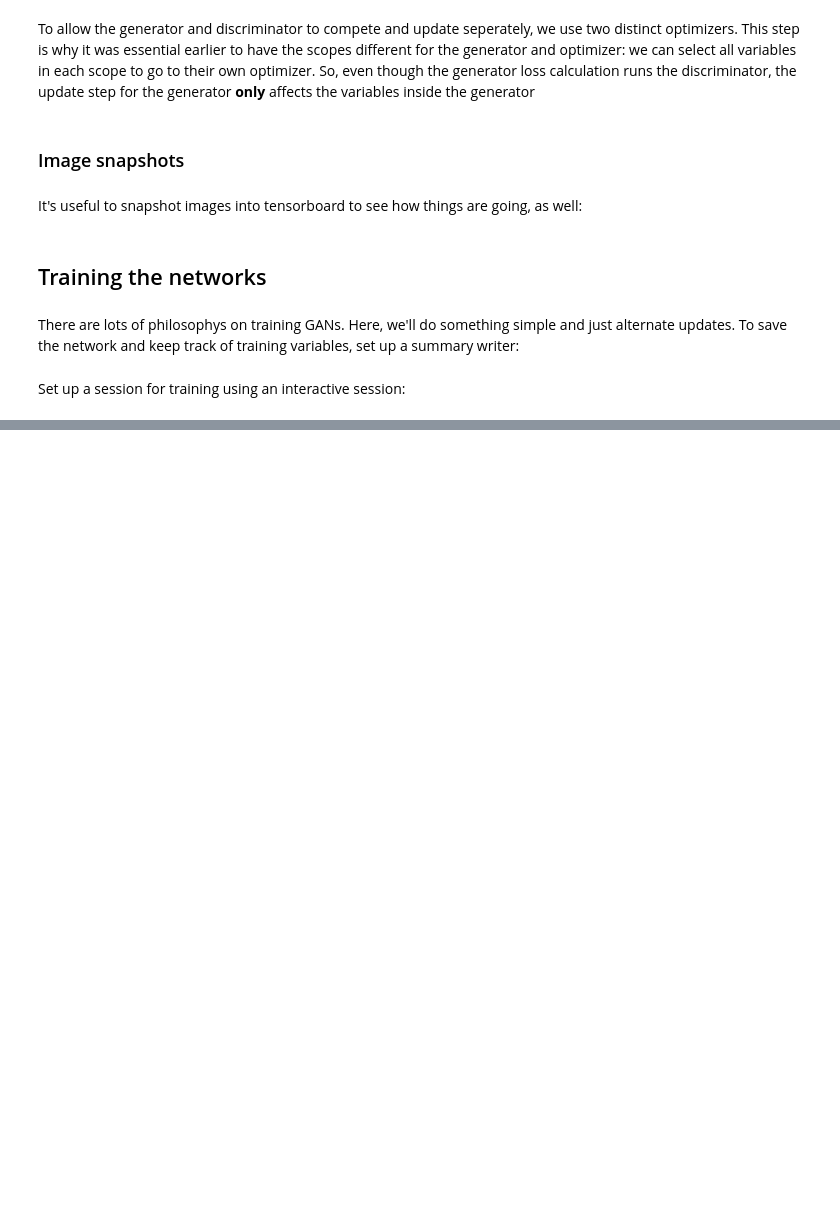
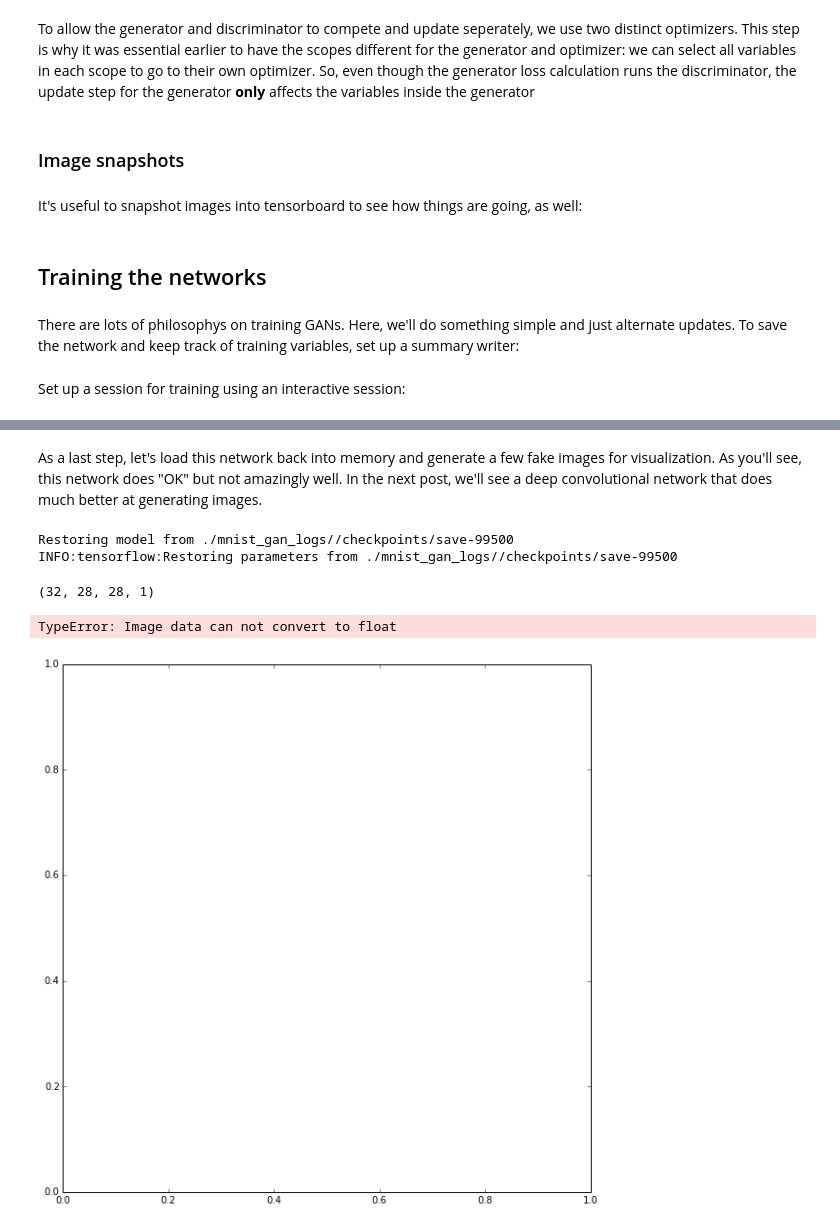
Before and after one commit to DeepLearnPhysics/DCGAN, a Jupyter notebook: MNIST GAN Tutorial.ipynb, the cells around one changed output, grey strips where cells are left out. Saved outputs shown, nothing was run; the diff lists cells and outputs as text; code cells hidden in the pictures; blank space fills up the shorter version.

```diff
--- a/MNIST GAN Tutorial.ipynb
+++ b/MNIST GAN Tutorial.ipynb
@@ -78,21 +105,22 @@ Set up the placeholders for the input variables.  We'll need to input both real
 # %%
-with g.as_default():
-    # Input noise to the generator:
-    noise_tensor = tf.placeholder(tf.float32, [int(BATCH_SIZE*0.5), 10*10], name="noise")
-    fake_input   = tf.reshape(noise_tensor, (tf.shape(noise_tensor)[0], 10,10, 1))
+with tf.device(default_device):
+    with g.as_default():
+        # Input noise to the generator:
+        noise_tensor = tf.placeholder(tf.float32, [int(BATCH_SIZE*0.5), 10*10], name="noise")
+        fake_input   = tf.reshape(noise_tensor, (tf.shape(noise_tensor)[0], 10,10, 1))
 
-    # Placeholder for the discriminator input:
-    real_flat  = tf.placeholder(tf.float32, [int(BATCH_SIZE*0.5), 784], name='x')
-    # label_tensor = tf.placeholder(tf.float32, [BATCH_SIZE, 1], name='labels')
-    real_images  = tf.reshape(real_flat, (tf.shape(real_flat)[0], 28, 28, 1))
+        # Placeholder for the discriminator input:
+        real_flat  = tf.placeholder(tf.float32, [int(BATCH_SIZE*0.5), 784], name='x')
+        # label_tensor = tf.placeholder(tf.float32, [BATCH_SIZE, 1], name='labels')
+        real_images  = tf.reshape(real_flat, (tf.shape(real_flat)[0], 28, 28, 1))
 
-    # We augment the input to the discriminator with gaussian noise
-    # This makes it harder for the discriminator to do it's job, preventing
-    # it from always "winning" the GAN min/max contest
-    real_noise = tf.placeholder(tf.float32, [int(BATCH_SIZE*0.5), 28, 28, 1], name="real_noise")
-    fake_noise = tf.placeholder(tf.float32, [int(BATCH_SIZE*0.5), 28, 28, 1], name="fake_noise")
+        # We augment the input to the discriminator with gaussian noise
+        # This makes it harder for the discriminator to do it's job, preventing
+        # it from always "winning" the GAN min/max contest
+        real_noise = tf.placeholder(tf.float32, [int(BATCH_SIZE*0.5), 28, 28, 1], name="real_noise")
+        fake_noise = tf.placeholder(tf.float32, [int(BATCH_SIZE*0.5), 28, 28, 1], name="fake_noise")
 
-    real_images = real_noise + real_images
+        real_images = real_noise + real_images
 # %% [markdown]
 Notice how the input tensors (noise_tensor, real_images) are shaped in the 'flattened' way: (N/2, 100) for noise, (N/2, 784) for real images.  This lets me input the mnist images directly to tensorflow, as well as the noise.  They are then reshaped to be like tensorflow images (Batch, H, W, Filters).
 # %% [markdown]
@@ -136,7 +165,7 @@ def build_generator(input_tensor, reg=0.2):
     with tf.variable_scope("mnist_generator"):
         # Input is Bx10x10x1, let's use two hidden layers this time to upsample to 28x28:
         x = tf.layers.conv2d(input_tensor,
-                             filters=256, #256 is essentially a 16x16 image
+                             filters=1028,
                              kernel_size=[10,10], # Use the size of the mnist images to make this FC
                              strides=(1, 1),
                              kernel_regularizer=tf.contrib.layers.l2_regularizer(scale=reg),
@@ -148,7 +177,7 @@ def build_generator(input_tensor, reg=0.2):
 
         # Another fully connected layer, no change to resolution yet:
         x = tf.layers.conv2d(x,
-                             filters=256, #256 is essentially a 16x16 image
+                             filters=1028,
                              kernel_size=[1,1], # Use the size of the mnist images to make this FC
                              strides=(1, 1),
                              kernel_regularizer=tf.contrib.layers.l2_regularizer(scale=reg),
@@ -174,8 +203,9 @@ def build_generator(input_tensor, reg=0.2):
         x = tf.nn.tanh(x, name="generator_tanh")
         return x
 # %%
-with g.as_default():
-    fake_images = build_generator(fake_input)
+with tf.device(default_device):
+    with g.as_default():
+        fake_images = build_generator(fake_input)
 # %% [markdown]
 We also need to be able to run the discriminator on the fake images, so set that up too.  Since it trains on both real and fake images, set reuse=True here:
 # %%
@@ -372,0 +410,34 @@ Training in progress @ global_step 38750, g_loss 0.467342, d_loss 0.440082 accur
+# %% [markdown]
+As a last step, let's load this network back into memory and generate a few fake images for visualization.  As you'll see, this network does "OK" but not amazingly well.  In the next post, we'll see a deep convolutional network that does much better at generating images.
+# %%
+with tf.device(default_device):
+    with g.as_default():
+        sess = tf.InteractiveSession()
+        latest_checkpoint = tf.train.latest_checkpoint(LOGDIR+"/checkpoints/")
+        print "Restoring model from {}".format(latest_checkpoint)
+        saver = tf.train.Saver()
+        saver.restore(sess, latest_checkpoint)
+
+
+        # We only need to make fake data and run it through the 'fake_images' tensor to see the output:
+
+        fake_input = numpy.random.uniform(-1, 1, (32, 10*10))
+
+        [generated_images] = sess.run(
+                [fake_images],
+                feed_dict = {noise_tensor: fake_input})
+# %% [output]
+Restoring model from ./mnist_gan_logs//checkpoints/save-99500
+INFO:tensorflow:Restoring parameters from ./mnist_gan_logs//checkpoints/save-99500
+# %%
+print fake_images.shape
+# %% [output]
+(32, 28, 28, 1)
+# %%
+index = numpy.random.randint(5)
+fig = plt.figure(figsize=(10,10))
+plt.imshow(fake_images[index], cmap="Greys", interpolation="none")
+plt.show()
+# %% [output]
+TypeError: Image data can not convert to float
+[figure, added]
```
Also changed, not shown: parts of 13 cells of this notebook.
